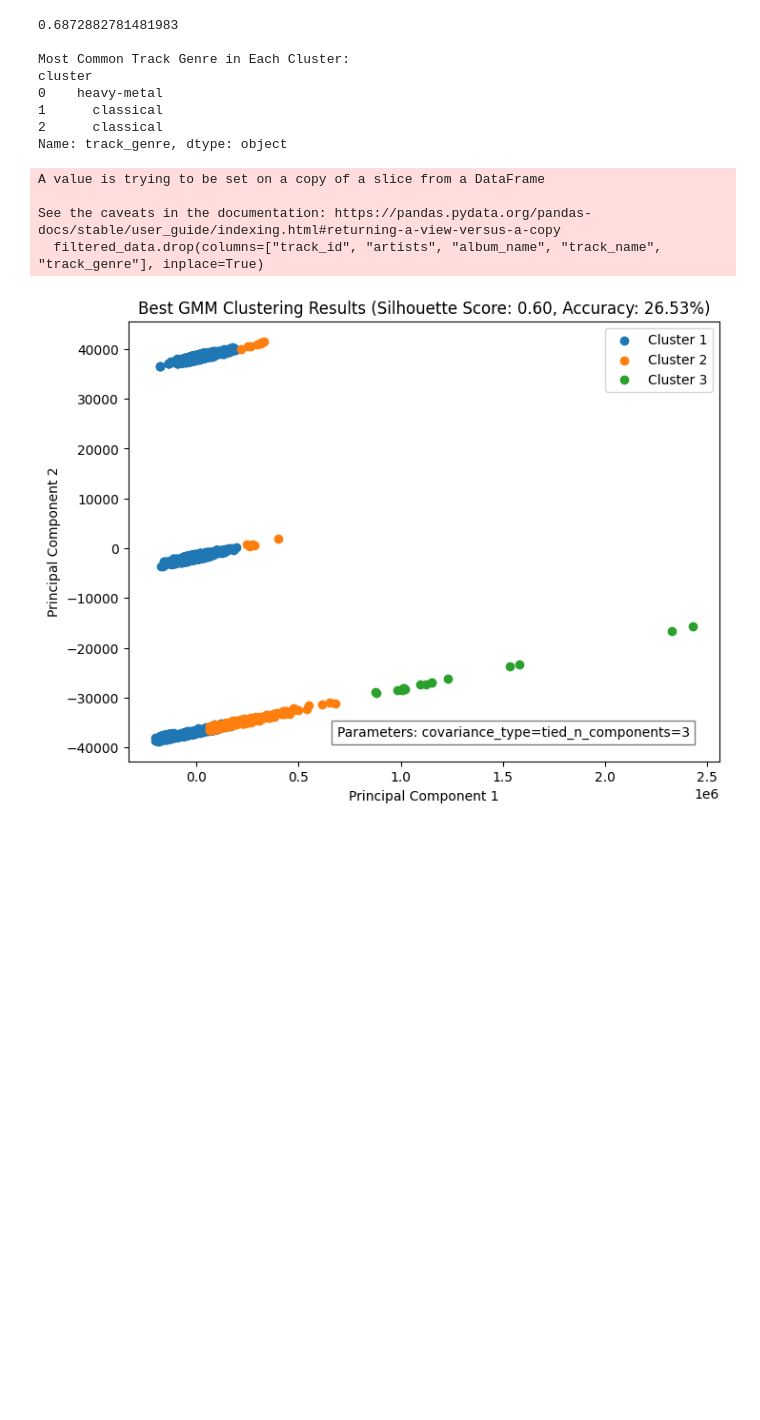
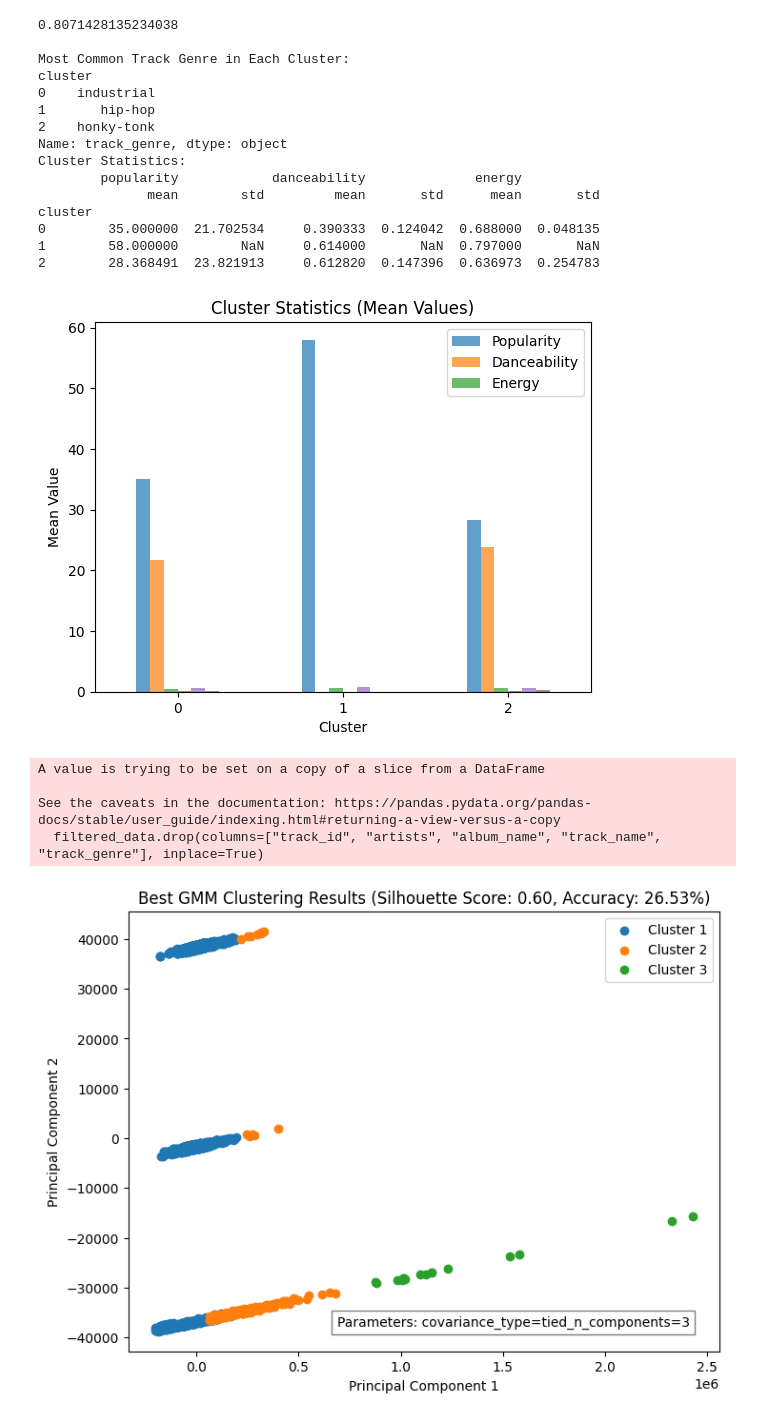
Before and after one commit to vern3432/Project_1_DM2, a Jupyter notebook: Project_Python_Mainv_2.ipynb, the cells around one changed output. Cells and saved outputs as stored; diff of their text form; code cells hidden in the pictures; blank space fills up the shorter version.

```diff
--- a/Project_Python_Mainv_2.ipynb
+++ b/Project_Python_Mainv_2.ipynb
@@ -170,25 +157,54 @@ Overall Best Clustering Result:
 # %%
 linkage_method="single"
 hier_clustering = AgglomerativeClustering(n_clusters=3, linkage=linkage_method)
 cluster_labels = hier_clustering.fit_predict(scaled_data)
 silhouette_avg = silhouette_score(scaled_data, cluster_labels)
 print(silhouette_avg)
 filtered_datacopy['cluster'] = cluster_labels
 
 # Find the most common track_genre in each cluster
 most_common_genre = filtered_datacopy.groupby('cluster')['track_genre'].agg(lambda x: x.mode().iloc[0])
 
 print("\nMost Common Track Genre in Each Cluster:")
 print(most_common_genre)
+
+cluster_stats = filtered_datacopy.groupby('cluster').agg({
+    'popularity': ['mean', 'std'],
+    'danceability': ['mean', 'std'],
+    'energy': ['mean', 'std'],
+    # Add more columns as needed
+})
+
+print("Cluster Statistics:")
+print(cluster_stats)
+
+# Visualize summary statistics
+# Simple bar plots for cluster statistics (mean values only)
+cluster_stats_mean = cluster_stats.droplevel(1, axis=1)  # Drop the 'mean' and 'std' level in the columns
+cluster_stats_mean.plot(kind='bar', y=['popularity', 'danceability', 'energy'], alpha=0.7)
+plt.title('Cluster Statistics (Mean Values)')
+plt.ylabel('Mean Value')
+plt.xlabel('Cluster')
+plt.xticks(rotation=0)
+plt.legend(['Popularity', 'Danceability', 'Energy'])
+plt.show()
 # %% [output]
-0.6872882781481983
+0.8071428135234038
 
 Most Common Track Genre in Each Cluster:
 cluster
-0    heavy-metal
-1      classical
-2      classical
+0    industrial
+1       hip-hop
+2    honky-tonk
 Name: track_genre, dtype: object
+Cluster Statistics:
+        popularity            danceability              energy
+              mean        std         mean       std      mean       std
+cluster
+0        35.000000  21.702534     0.390333  0.124042  0.688000  0.048135
+1        58.000000        NaN     0.614000       NaN  0.797000       NaN
+2        28.368491  23.821913     0.612820  0.147396  0.636973  0.254783
+[figure, added]
 # %%
 import pandas as pd
 import matplotlib.pyplot as plt
```
Also changed, not shown: parts of 1 cell of this notebook.
